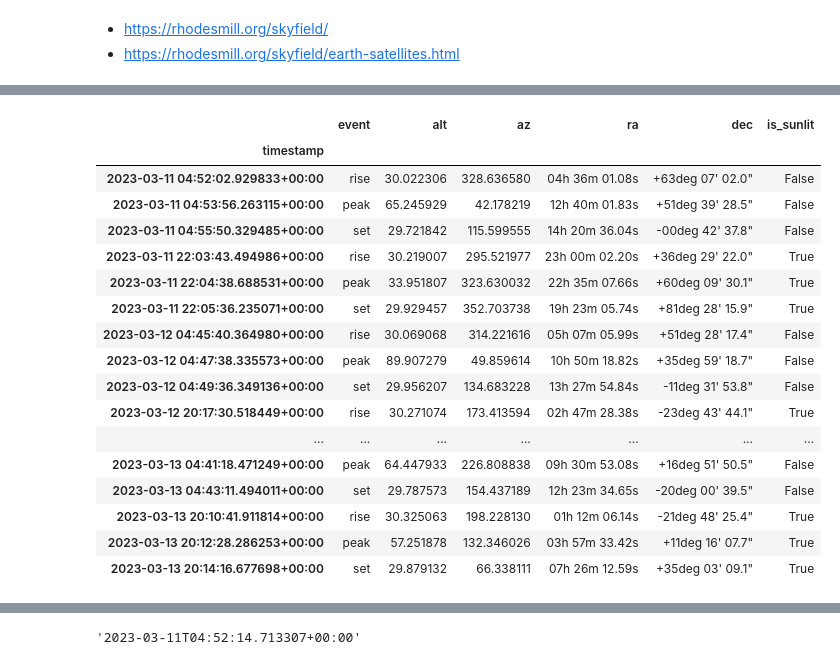
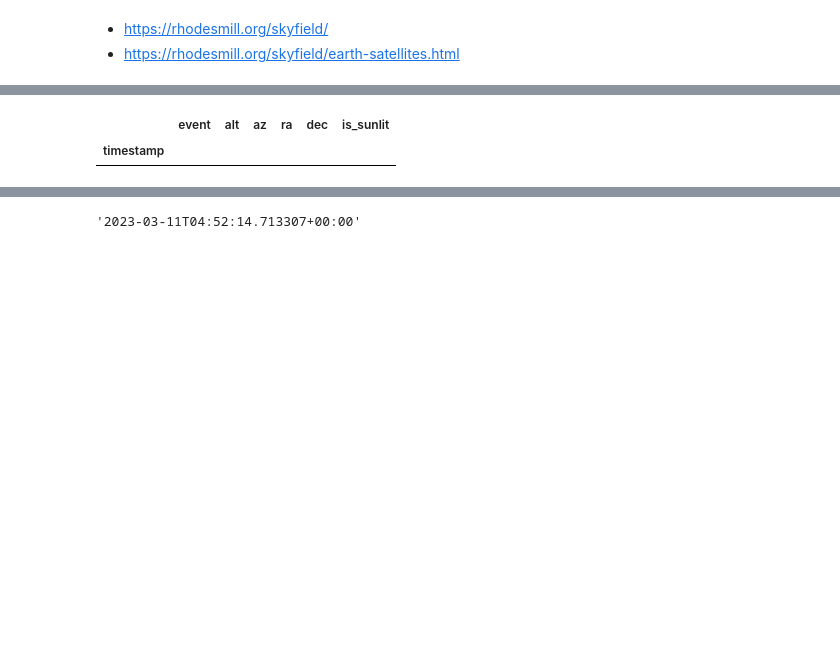
Before and after one commit to stewi2/skytrack, a Jupyter notebook: notebooks/ephem.ipynb, the cells around one changed output, grey strips where cells are left out. Saved outputs shown, nothing was run; the diff lists cells and outputs as text; code cells hidden in the pictures; blank space fills up the shorter version.

```diff
--- a/notebooks/ephem.ipynb
+++ b/notebooks/ephem.ipynb
@@ -39,8 +39,10 @@ from geopy.geocoders import Nominatim
 import time
 import predict
 
+
 eph = load('de421.bsp')
-stations_url = 'https://celestrak.org/NORAD/elements/supplemental/sup-gp.php?FILE=starlink&FORMAT=tle'
+stations_url = 'https://www.celestrak.com/NORAD/elements/supplemental/starlink.txt'
+#stations_url = 'https://celestrak.org/NORAD/elements/supplemental/sup-gp.php?FILE=starlink&FORMAT=tle'
 #stations_url = 'https://celestrak.org/NORAD/elements/gp.php?GROUP=active&FORMAT=tle'
 satellites = load.tle_file(stations_url)
 print('Loaded', len(satellites), 'satellites')
@@ -90,31 +91,16 @@ def event_data(t, event, satellite, eph, difference, tod):
 # %%
 ts = load.timescale()
 
-t0 = ts.from_datetime(tz.localize(datetime.now())) - .1
-t1 = t0 + 3
-t, events = satellite.find_events(raleigh, t0, t1, altitude_degrees=30)
+t0 = ts.utc(2023, 4, 3, 0, 0, 0)
+t1 = ts.utc(2023, 4, 3, 1, 0, 0)
+
+t, events = satellite.find_events(raleigh, t0, t1, altitude_degrees=20)
 tod = almanac.dark_twilight_day(eph, raleigh,)
 
 data = pd.DataFrame.from_records([event_data(t,event,satellite,eph,difference,tod) for t, event in zip(t, events)],
                                  columns = ("timestamp", "event", "alt", "az", "ra", "dec", "is_sunlit"), index='timestamp')
 
 data
 # %% [output]
 |  | event | alt | az | ra | dec | is_sunlit |
 | timestamp |  |  |  |  |  |  |
-| 2023-03-11 04:52:02.929833+00:00 | rise | 30.022306 | 328.636580 | 04h 36m 01.08s | +63deg 07' 02.0" | False |
-| 2023-03-11 04:53:56.263115+00:00 | peak | 65.245929 | 42.178219 | 12h 40m 01.83s | +51deg 39' 28.5" | False |
-| 2023-03-11 04:55:50.329485+00:00 | set | 29.721842 | 115.599555 | 14h 20m 36.04s | -00deg 42' 37.8" | False |
-| 2023-03-11 22:03:43.494986+00:00 | rise | 30.219007 | 295.521977 | 23h 00m 02.20s | +36deg 29' 22.0" | True |
-| 2023-03-11 22:04:38.688531+00:00 | peak | 33.951807 | 323.630032 | 22h 35m 07.66s | +60deg 09' 30.1" | True |
-| 2023-03-11 22:05:36.235071+00:00 | set | 29.929457 | 352.703738 | 19h 23m 05.74s | +81deg 28' 15.9" | True |
-| 2023-03-12 04:45:40.364980+00:00 | rise | 30.069068 | 314.221616 | 05h 07m 05.99s | +51deg 28' 17.4" | False |
-| 2023-03-12 04:47:38.335573+00:00 | peak | 89.907279 | 49.859614 | 10h 50m 18.82s | +35deg 59' 18.7" | False |
-| 2023-03-12 04:49:36.349136+00:00 | set | 29.956207 | 134.683228 | 13h 27m 54.84s | -11deg 31' 53.8" | False |
-| 2023-03-12 20:17:30.518449+00:00 | rise | 30.271074 | 173.413594 | 02h 47m 28.38s | -23deg 43' 44.1" | True |
-| ... | ... | ... | ... | ... | ... | ... |
-| 2023-03-13 04:41:18.471249+00:00 | peak | 64.447933 | 226.808838 | 09h 30m 53.08s | +16deg 51' 50.5" | False |
-| 2023-03-13 04:43:11.494011+00:00 | set | 29.787573 | 154.437189 | 12h 23m 34.65s | -20deg 00' 39.5" | False |
-| 2023-03-13 20:10:41.911814+00:00 | rise | 30.325063 | 198.228130 | 01h 12m 06.14s | -21deg 48' 25.4" | True |
-| 2023-03-13 20:12:28.286253+00:00 | peak | 57.251878 | 132.346026 | 03h 57m 33.42s | +11deg 16' 07.7" | True |
-| 2023-03-13 20:14:16.677698+00:00 | set | 29.879132 | 66.338111 | 07h 26m 12.59s | +35deg 03' 09.1" | True |
```
Also changed, not shown: parts of 10 cells of this notebook, 6 other files.
